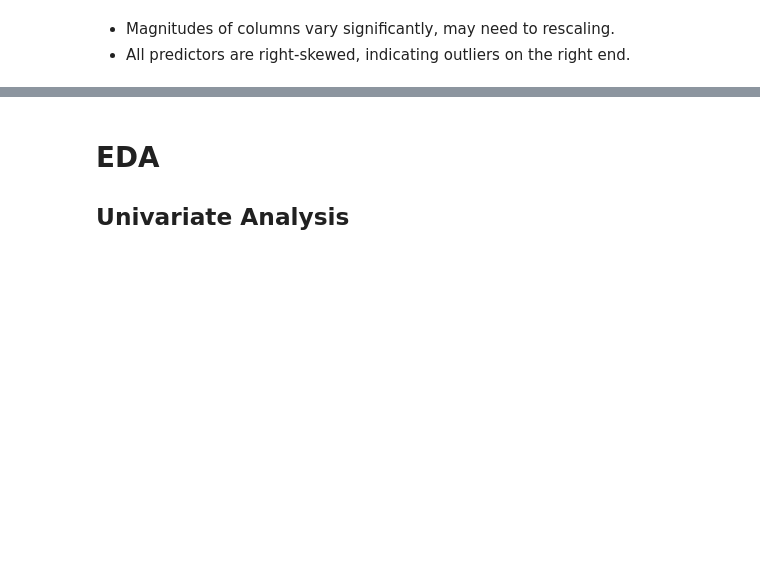
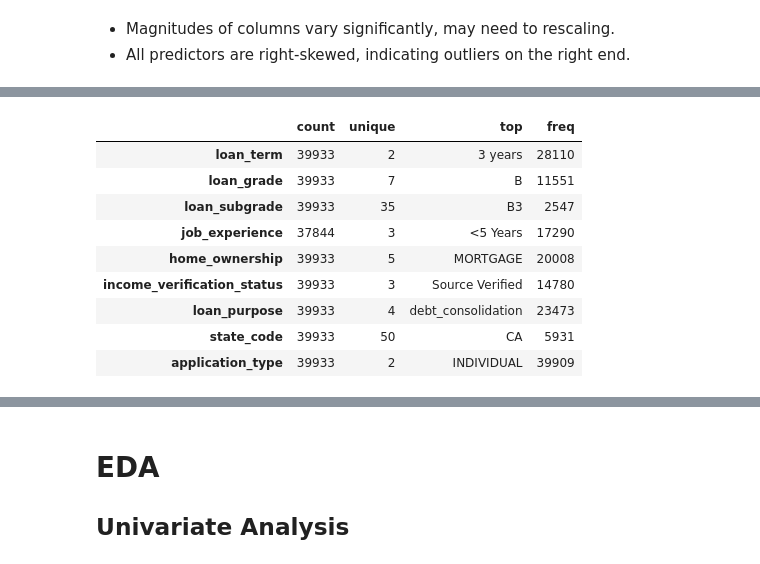
Before and after one commit to liangym2014/Data-science-and-machine-learning, a Jupyter notebook: 8.Hackathon_Loan_Default.ipynb, the cells around one changed output, grey strips where cells are left out. Cells and saved outputs as stored; diff of their text form; code cells hidden in the pictures; blank space fills up the shorter version.

```diff
--- a/8.Hackathon_Loan_Default.ipynb
+++ b/8.Hackathon_Loan_Default.ipynb
@@ -329,0 +321,13 @@ test_X.head()
+# %%
+test_X.describe(include = "object").T
+# %% [output]
+|  | count | unique | top | freq |
+| loan_term | 39933 | 2 | 3 years | 28110 |
+| loan_grade | 39933 | 7 | B | 11551 |
+| loan_subgrade | 39933 | 35 | B3 | 2547 |
+| job_experience | 37844 | 3 | <5 Years | 17290 |
+| home_ownership | 39933 | 5 | MORTGAGE | 20008 |
+| income_verification_status | 39933 | 3 | Source Verified | 14780 |
+| loan_purpose | 39933 | 4 | debt_consolidation | 23473 |
+| state_code | 39933 | 50 | CA | 5931 |
+| application_type | 39933 | 2 | INDIVIDUAL | 39909 |
```
Also changed, not shown: parts of 156 cells of this notebook.
